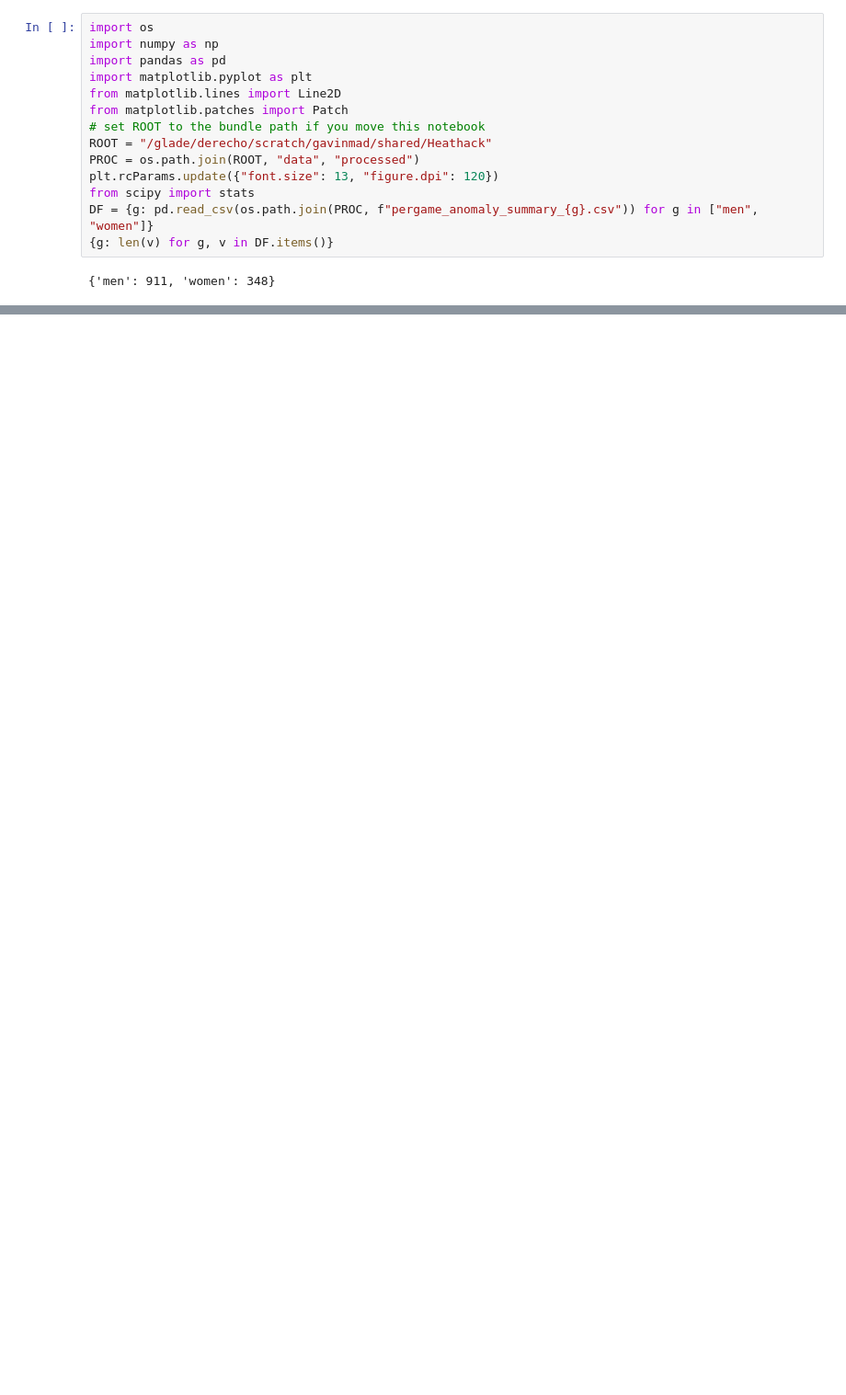
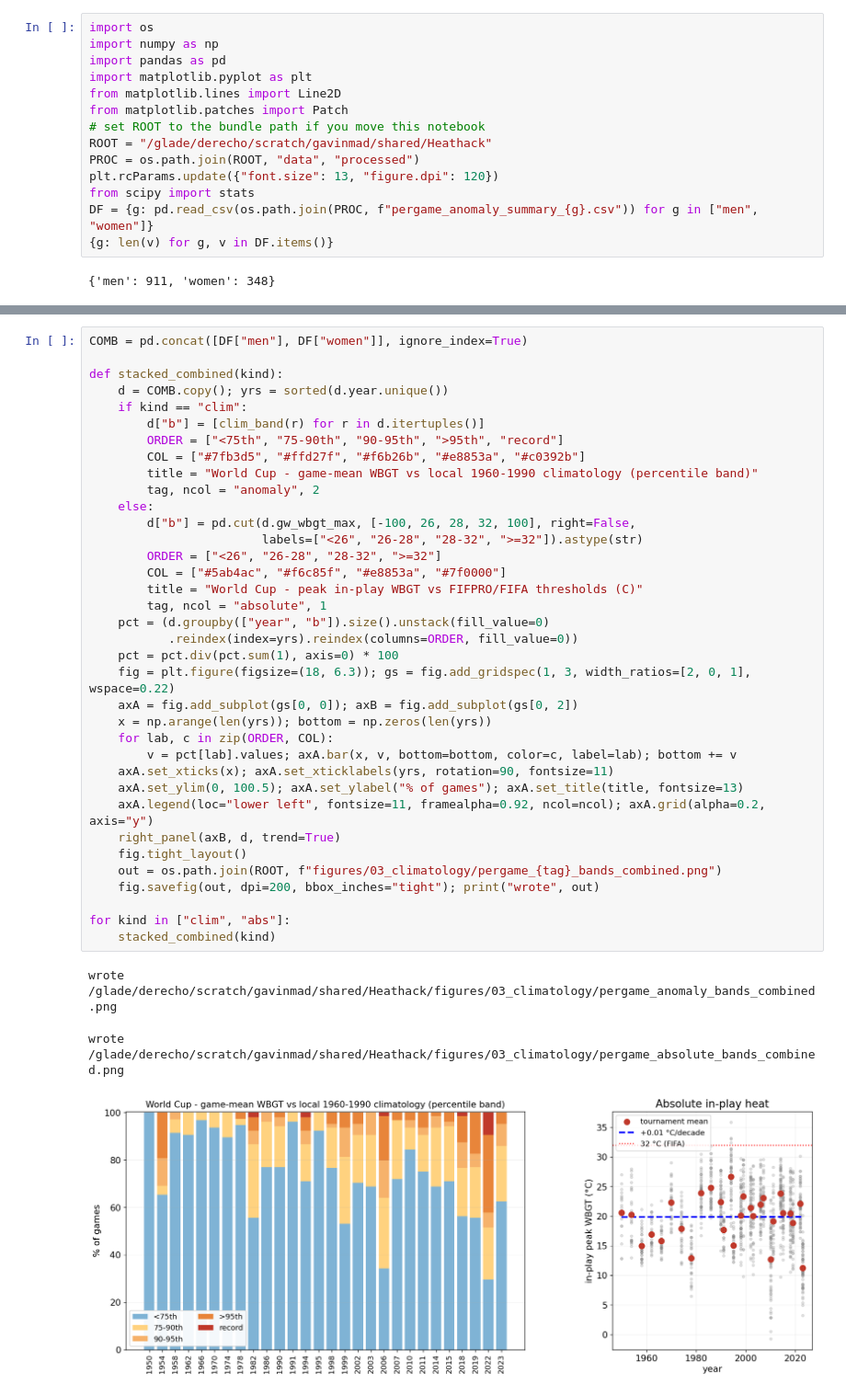
Before and after one commit to HydrationUnited/wbgt-world-cup-analysis, a Jupyter notebook: notebooks/pergame_anomaly_summary.ipynb, the cells around one changed output, grey strips where cells are left out. Shown at 92% size. Cells and saved outputs as stored; diff of their text form; blank space fills up the shorter version.

```diff
--- a/notebooks/pergame_anomaly_summary.ipynb
+++ b/notebooks/pergame_anomaly_summary.ipynb
@@ -70,0 +83,40 @@ wrote /glade/derecho/scratch/gavinmad/shared/Heathack/figures/03_climatology/per
+# %%
+COMB = pd.concat([DF["men"], DF["women"]], ignore_index=True)
+
+def stacked_combined(kind):
+    d = COMB.copy(); yrs = sorted(d.year.unique())
+    if kind == "clim":
+        d["b"] = [clim_band(r) for r in d.itertuples()]
+        ORDER = ["<75th", "75-90th", "90-95th", ">95th", "record"]
+        COL = ["#7fb3d5", "#ffd27f", "#f6b26b", "#e8853a", "#c0392b"]
+        title = "World Cup - game-mean WBGT vs local 1960-1990 climatology (percentile band)"
+        tag, ncol = "anomaly", 2
+    else:
+        d["b"] = pd.cut(d.gw_wbgt_max, [-100, 26, 28, 32, 100], right=False,
+                        labels=["<26", "26-28", "28-32", ">=32"]).astype(str)
+        ORDER = ["<26", "26-28", "28-32", ">=32"]
+        COL = ["#5ab4ac", "#f6c85f", "#e8853a", "#7f0000"]
+        title = "World Cup - peak in-play WBGT vs FIFPRO/FIFA thresholds (C)"
+        tag, ncol = "absolute", 1
+    pct = (d.groupby(["year", "b"]).size().unstack(fill_value=0)
+           .reindex(index=yrs).reindex(columns=ORDER, fill_value=0))
+    pct = pct.div(pct.sum(1), axis=0) * 100
+    fig = plt.figure(figsize=(18, 6.3)); gs = fig.add_gridspec(1, 3, width_ratios=[2, 0, 1], wspace=0.22)
+    axA = fig.add_subplot(gs[0, 0]); axB = fig.add_subplot(gs[0, 2])
+    x = np.arange(len(yrs)); bottom = np.zeros(len(yrs))
+    for lab, c in zip(ORDER, COL):
+        v = pct[lab].values; axA.bar(x, v, bottom=bottom, color=c, label=lab); bottom += v
+    axA.set_xticks(x); axA.set_xticklabels(yrs, rotation=90, fontsize=11)
+    axA.set_ylim(0, 100.5); axA.set_ylabel("% of games"); axA.set_title(title, fontsize=13)
+    axA.legend(loc="lower left", fontsize=11, framealpha=0.92, ncol=ncol); axA.grid(alpha=0.2, axis="y")
+    right_panel(axB, d, trend=True)
+    fig.tight_layout()
+    out = os.path.join(ROOT, f"figures/03_climatology/pergame_{tag}_bands_combined.png")
+    fig.savefig(out, dpi=200, bbox_inches="tight"); print("wrote", out)
+
+for kind in ["clim", "abs"]:
+    stacked_combined(kind)
+# %% [output]
+wrote /glade/derecho/scratch/gavinmad/shared/Heathack/figures/03_climatology/pergame_anomaly_bands_combined.png
+wrote /glade/derecho/scratch/gavinmad/shared/Heathack/figures/03_climatology/pergame_absolute_bands_combined.png
+[figure, added]
```
Also changed, not shown: parts of 5 cells of this notebook, 15 other files.
